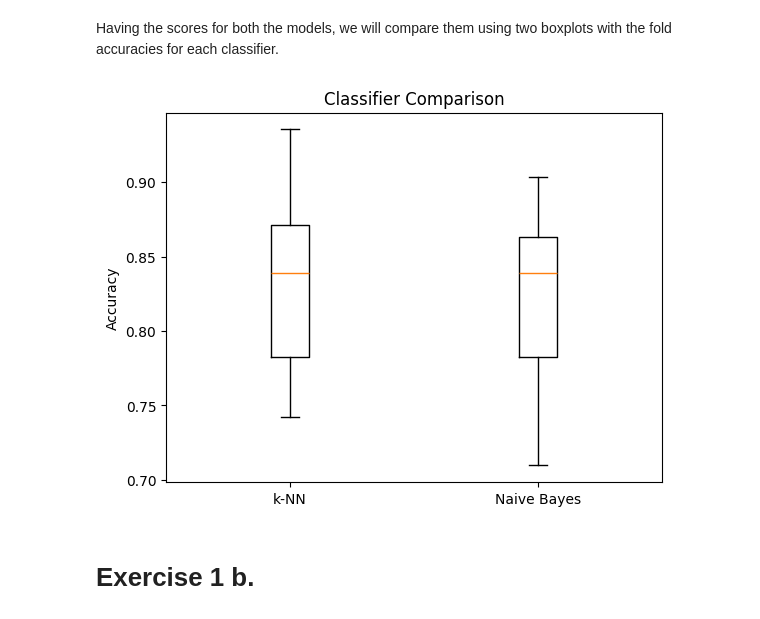
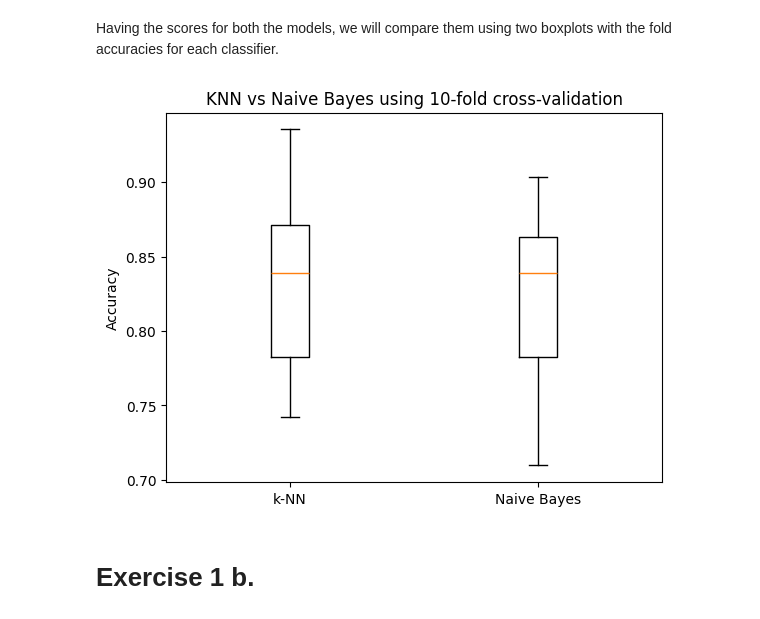
Before and after one commit to pearsang/ML-Homeworks, a Jupyter notebook: Homework-02/G001.ipynb, the cells around one changed output. Drawn from its saved outputs; the diff is of its cells as text; code cells hidden in the pictures.

```diff
--- a/Homework-02/G001.ipynb
+++ b/Homework-02/G001.ipynb
@@ -61,11 +61,11 @@ Having the scores for both the models, we will compare them using two boxplots w
 # %%
 # Plot boxplots for fold accuracies
 plt.boxplot([knn_scores, nb_scores], labels=['k-NN', 'Naive Bayes'])
-plt.title('Classifier Comparison')
+plt.title('KNN vs Naive Bayes using 10-fold cross-validation')
 plt.ylabel('Accuracy')
 plt.show()
 # %% [output]
-[figure, old version]
+[figure, new version]
 # %% [markdown]
 # Exercise 1 b.
 # %% [markdown]
```
Also changed, not shown: parts of 12 cells of this notebook.
